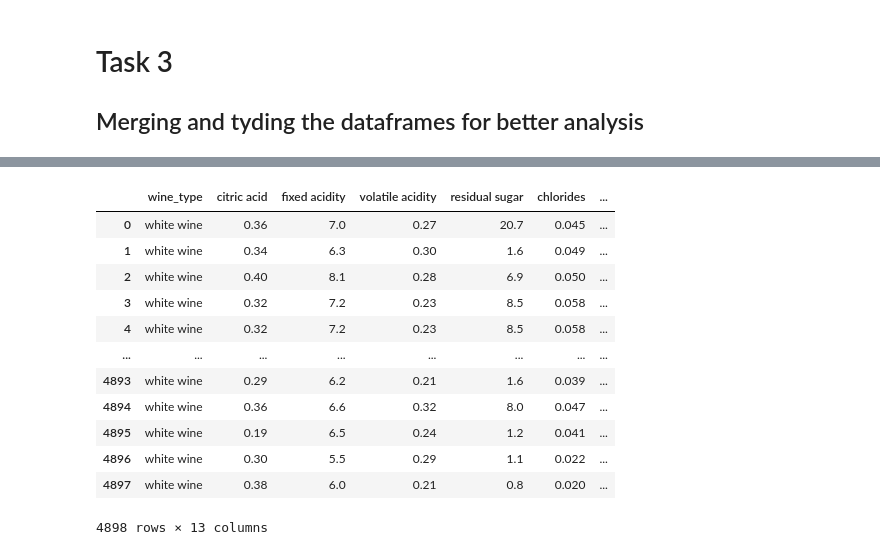
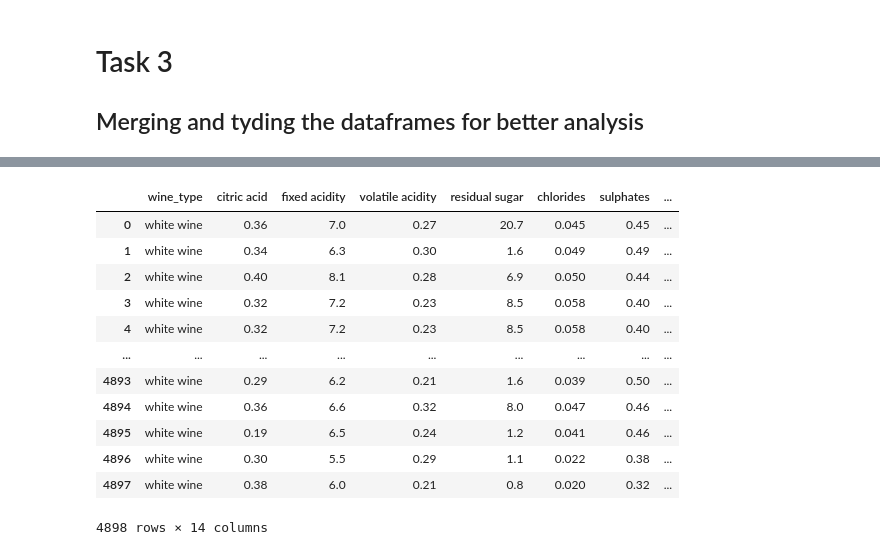
Before and after one commit to data301-2020-winter1/course-project-solo_320, a Jupyter notebook: analysis/Task3datawrangling.ipynb, the cells around one changed output, grey strips where cells are left out. Saved outputs shown, nothing was run; the diff lists cells and outputs as text; code cells hidden in the pictures.

```diff
--- a/analysis/Task3datawrangling.ipynb
+++ b/analysis/Task3datawrangling.ipynb
@@ -68,30 +68,30 @@ redwine
 # %%
 #method chain 2: wrangling white wine data
 whitewine = (df2
            #Storing the type of white wine as an attribute
            .assign(wine_type = 'white wine')
            # Create a new column to label quality as a qualitative chracteristic of 'low quality', 'medium quality' and 'high quality'
            .assign(quality_label = df2.quality.apply(lambda x: 'low quality' if x <= 5 else 'medium quality' if x<= 7 else 'high quality'))
            #reordering the columns to bring wine_type to the front
-           .reindex(columns = ['wine_type', 'citric acid', 'fixed acidity', 'volatile acidity', 'residual sugar', 'chlorides', 'free sulfur dioxide', 'total sulfur dioxide', 'density', 'pH', 'alcohol', 'quality', 'quality_label'])
+           .reindex(columns = ['wine_type', 'citric acid', 'fixed acidity', 'volatile acidity', 'residual sugar', 'chlorides', 'sulphates', 'free sulfur dioxide', 'total sulfur dioxide', 'density', 'pH', 'alcohol', 'quality', 'quality_label'])
           )
 
 
 whitewine
 # %% [output]
-|  | wine_type | citric acid | fixed acidity | volatile acidity | residual sugar | chlorides | ... |
-| 0 | white wine | 0.36 | 7.0 | 0.27 | 20.7 | 0.045 | ... |
-| 1 | white wine | 0.34 | 6.3 | 0.30 | 1.6 | 0.049 | ... |
-| 2 | white wine | 0.40 | 8.1 | 0.28 | 6.9 | 0.050 | ... |
-| 3 | white wine | 0.32 | 7.2 | 0.23 | 8.5 | 0.058 | ... |
-| 4 | white wine | 0.32 | 7.2 | 0.23 | 8.5 | 0.058 | ... |
-| ... | ... | ... | ... | ... | ... | ... | ... |
-| 4893 | white wine | 0.29 | 6.2 | 0.21 | 1.6 | 0.039 | ... |
-| 4894 | white wine | 0.36 | 6.6 | 0.32 | 8.0 | 0.047 | ... |
-| 4895 | white wine | 0.19 | 6.5 | 0.24 | 1.2 | 0.041 | ... |
-| 4896 | white wine | 0.30 | 5.5 | 0.29 | 1.1 | 0.022 | ... |
-| 4897 | white wine | 0.38 | 6.0 | 0.21 | 0.8 | 0.020 | ... |
+|  | wine_type | citric acid | fixed acidity | volatile acidity | residual sugar | chlorides | sulphates | ... |
+| 0 | white wine | 0.36 | 7.0 | 0.27 | 20.7 | 0.045 | 0.45 | ... |
+| 1 | white wine | 0.34 | 6.3 | 0.30 | 1.6 | 0.049 | 0.49 | ... |
+| 2 | white wine | 0.40 | 8.1 | 0.28 | 6.9 | 0.050 | 0.44 | ... |
+| 3 | white wine | 0.32 | 7.2 | 0.23 | 8.5 | 0.058 | 0.40 | ... |
+| 4 | white wine | 0.32 | 7.2 | 0.23 | 8.5 | 0.058 | 0.40 | ... |
+| ... | ... | ... | ... | ... | ... | ... | ... | ... |
+| 4893 | white wine | 0.29 | 6.2 | 0.21 | 1.6 | 0.039 | 0.50 | ... |
+| 4894 | white wine | 0.36 | 6.6 | 0.32 | 8.0 | 0.047 | 0.46 | ... |
+| 4895 | white wine | 0.19 | 6.5 | 0.24 | 1.2 | 0.041 | 0.46 | ... |
+| 4896 | white wine | 0.30 | 5.5 | 0.29 | 1.1 | 0.022 | 0.38 | ... |
+| 4897 | white wine | 0.38 | 6.0 | 0.21 | 0.8 | 0.020 | 0.32 | ... |
-4898 rows × 13 columns
+4898 rows × 14 columns
 # %%
 #method chain 3: Merging both dataframes together for easy analysis
 allwines = (pd
```
Also changed, not shown: parts of 4 cells of this notebook, 9 other files.
